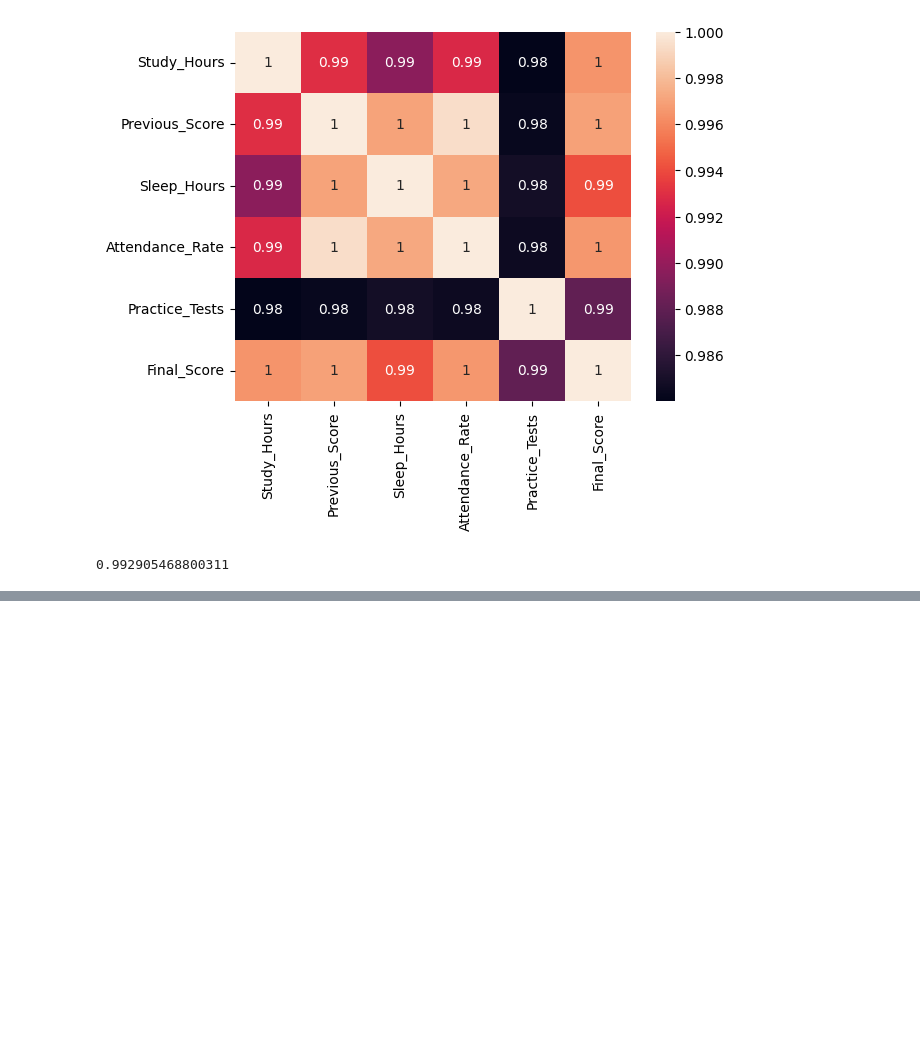
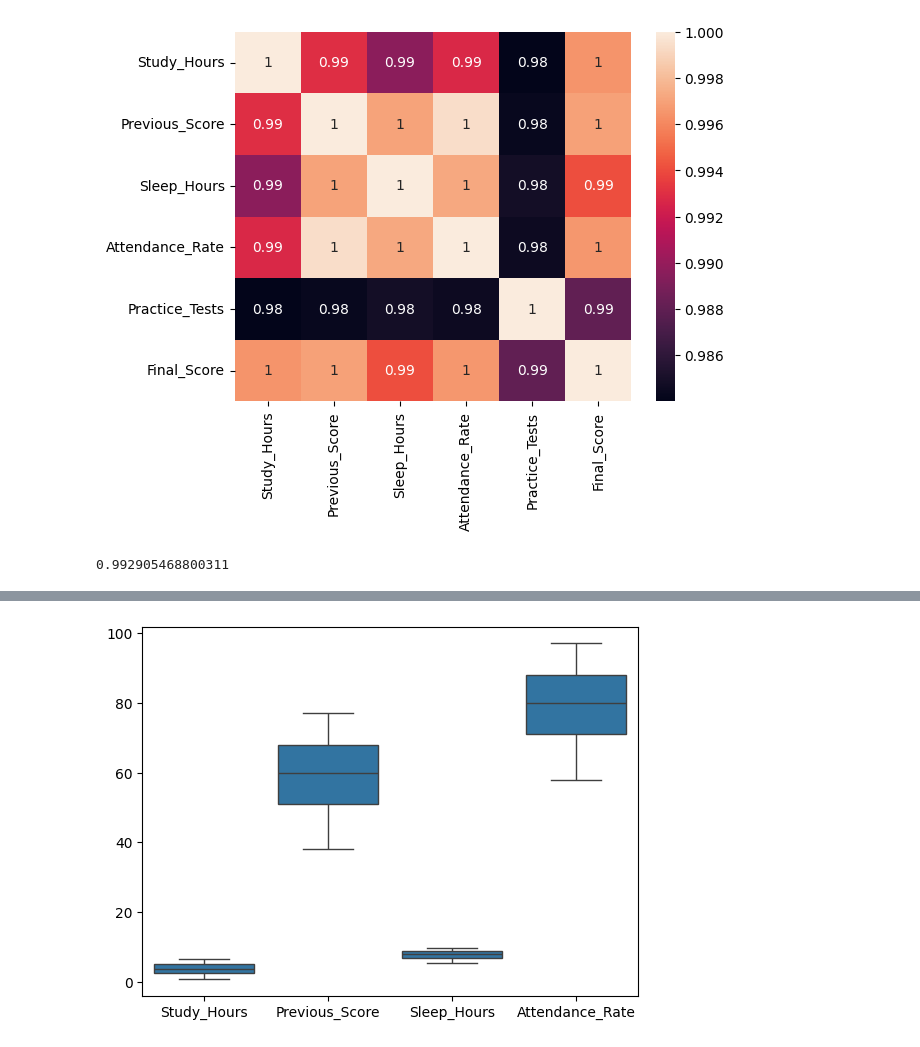
Before and after one commit to YashBora21/EduPlus-Yash_Bora, a Jupyter notebook: CASE_STUDY/Case_study/1.ipynb, the cells around one changed output, grey strips where cells are left out. Cells and saved outputs as stored; diff of their text form; code cells hidden in the pictures; blank space fills up the shorter version.

```diff
--- a/Assignments/ML/Case_study/1.ipynb
+++ b/CASE_STUDY/Case_study/1.ipynb
@@ -109,5 +114,5 @@ r2_score(y,y_pred)
 # %%
-x2=df.drop('Final_Score',axis=1)
+x2=df.drop(['Final_Score','Practice_Tests'],axis=1)
 # %%
 model1=lr.fit(x2,y)
 y_pred1=model1.predict(x2)
@@ -131,0 +154,7 @@ r2_score(y_test,y_pred)
+# %%
+coL=x2.columns
+# %%
+for i in coL:
+   sns.boxplot(df[[i]])
+# %% [output]
+[figure, added]
```
Also changed, not shown: parts of 9 cells of this notebook, 5 other files.
